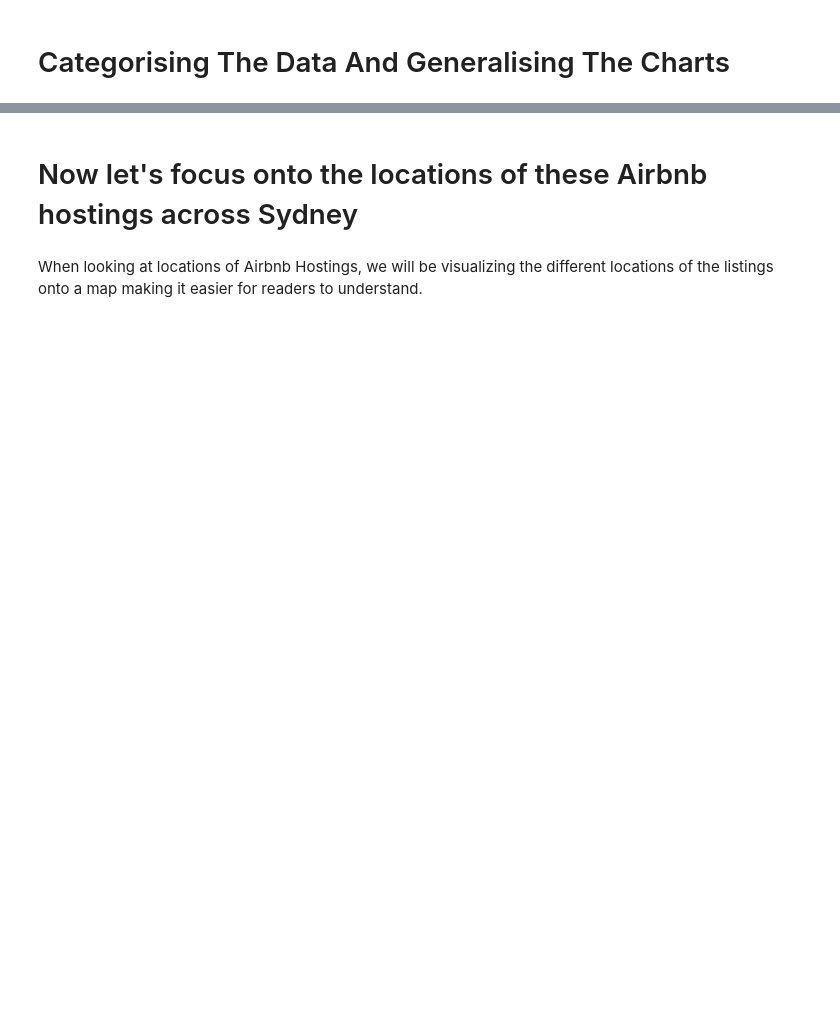
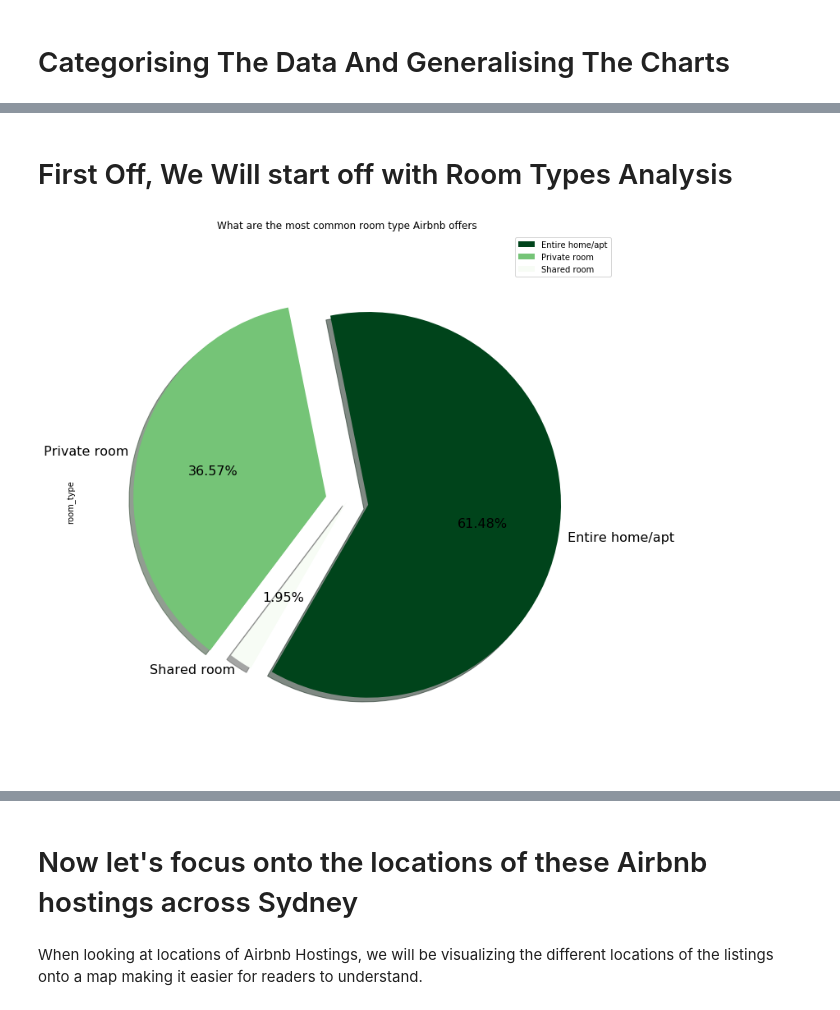
Before and after one commit to nghugo88/OpenDataProject, a Jupyter notebook: Data Analysis Main.ipynb, the cells around one changed output, grey strips where cells are left out. Saved outputs shown, nothing was run; the diff lists cells and outputs as text; code cells hidden in the pictures; blank space fills up the shorter version.

```diff
--- a/Data Analysis Main.ipynb
+++ b/Data Analysis Main.ipynb
@@ -119,0 +160,8 @@ plt.grid(linestyle=':', linewidth=1)
+# %% [markdown]
+# First Off, We Will start off with Room Types Analysis
+# %%
+pandas.value_counts(data['room_type']).plot(kind='pie',colormap = 'Greens_r',shadow=True, startangle=240, figsize = (12, 12), radius=0.9, labeldistance=1.05,fontsize = 16, autopct='%.2f%%', legend = 1, explode = (0.1, 0.1,0))
+title('What are the most common room type Airbnb offers', color = 'black')
+plt.show()
+# %% [output]
+[figure, added]
```
Also changed, not shown: parts of 77 cells of this notebook, 1 other file.
